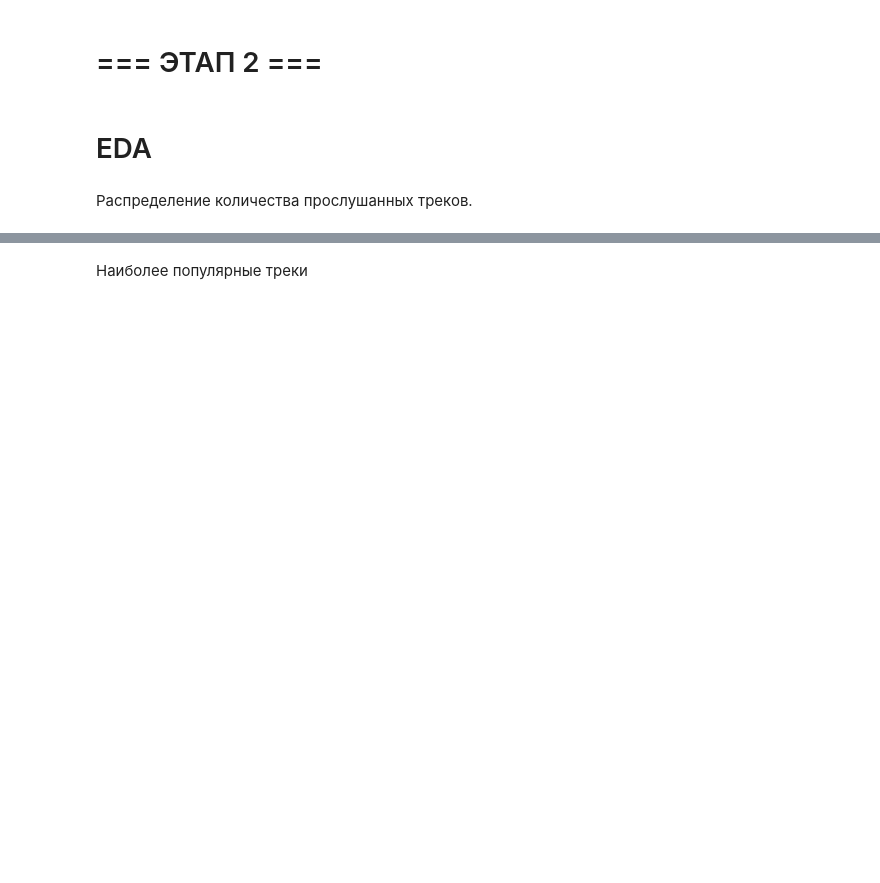
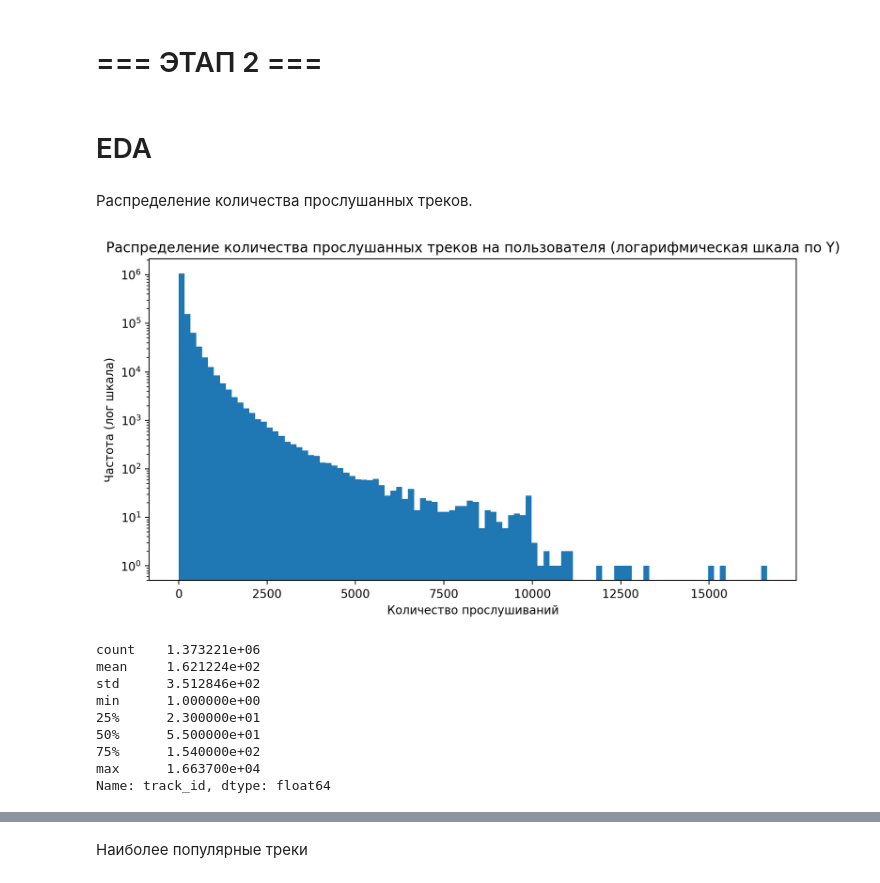
Before and after one commit to alina-tad/mle-project-sprint-4-v001, a Jupyter notebook: recommendations.ipynb, the cells around one changed output, grey strips where cells are left out. Cells and saved outputs as stored; diff of their text form; code cells hidden in the pictures; blank space fills up the shorter version.

```diff
--- a/recommendations.ipynb
+++ b/recommendations.ipynb
@@ -181,3 +273,33 @@ interactions = interactions[interactions.track_id.isin(tracks.track_id)]
 # EDA
 # %% [markdown]
 Распределение количества прослушанных треков.
+# %%
+import matplotlib.pyplot as plt
+import numpy as np
+
+# число прослушиваний на пользователя
+user_track_counts = interactions.groupby("user_id").track_id.count()
+
+plt.figure(figsize=(10,5))
+
+# строим гистограмму по значениям
+plt.hist(user_track_counts.values, bins=100)
+plt.yscale("log")  # логарифмируем ось Y, чтобы хвост было видно
+
+plt.title("Распределение количества прослушанных треков на пользователя (логарифмическая шкала по Y)")
+plt.xlabel("Количество прослушиваний")
+plt.ylabel("Частота (лог шкала)")
+plt.show()
+
+user_track_counts.describe()
+# %% [output]
+[figure, added]
+count    1.373221e+06
+mean     1.621224e+02
+std      3.512846e+02
+min      1.000000e+00
+25%      2.300000e+01
+50%      5.500000e+01
+75%      1.540000e+02
+max      1.663700e+04
+Name: track_id, dtype: float64
```
Also changed, not shown: parts of 28 cells of this notebook.
